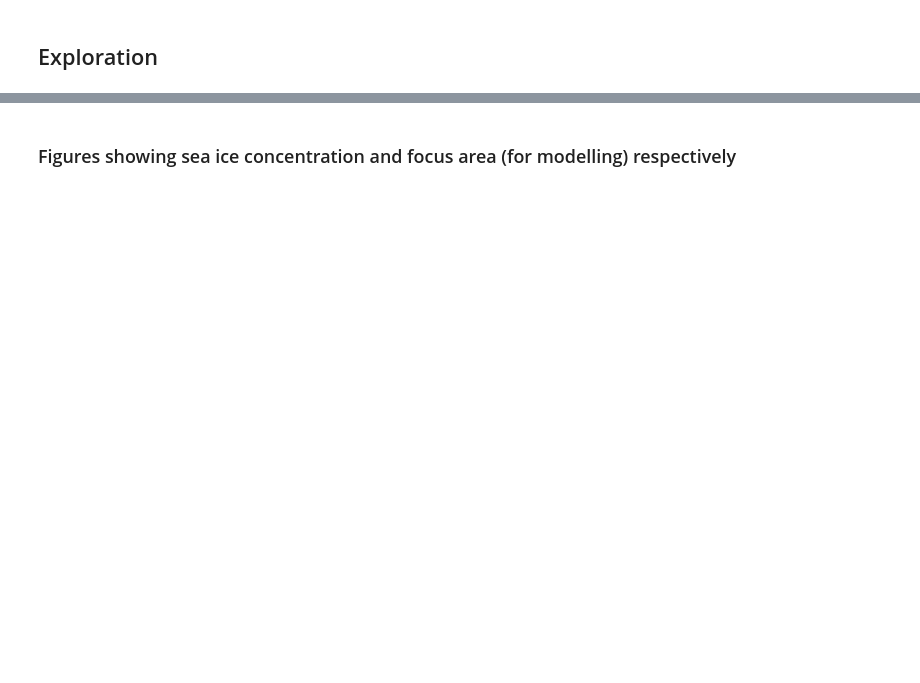
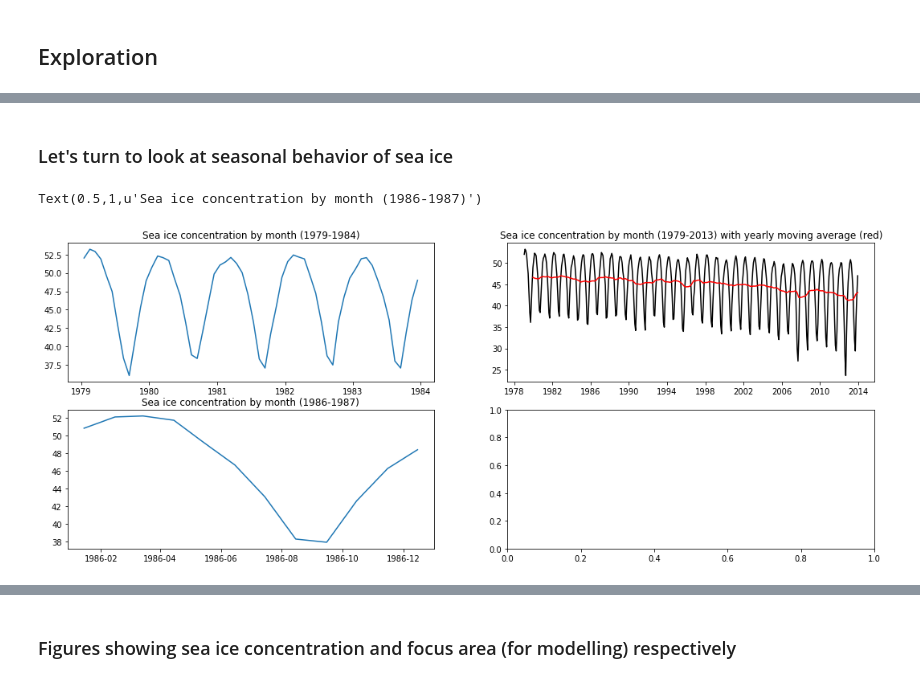
Before and after one commit to liqun1981/sea_ice_prediction, a Jupyter notebook: sea_ice_prediction.ipynb, the cells around one changed output, grey strips where cells are left out. Cells and saved outputs as stored; diff of their text form; code cells hidden in the pictures; blank space fills up the shorter version.

```diff
--- a/sea_ice_prediction.ipynb
+++ b/sea_ice_prediction.ipynb
@@ -259,0 +249,31 @@ ggplot(aes(x='(time)', y='seaice_conc'), data=dt2) + geom_line() + geom_line(aes
+# %% [markdown]
+### Let's turn to look at seasonal behavior of sea ice
+# %%
+fig, axes = plt.subplots(nrows=2, ncols=2 , figsize=(18, 7))
+plt.subplot(2, 2, 1)
+da9 = sea_ice.sel(time=slice('1979-01-01', '1984-01-01'))
+dd = da9.to_dataframe().reset_index()
+dt = dd[dd['seaice_conc'] != -1]
+dt1 = dt[['time', 'seaice_conc']].groupby('time').mean().reset_index()
+plt.plot(dt1['time'], dt1['seaice_conc'])
+plt.title('Sea ice concentration by month (1979-1984)')
+
+plt.subplot(2, 2, 2)
+dl = sea_ice.to_dataframe().reset_index()
+dl = dl[dl['seaice_conc'] != -1]
+dl = dl[['time', 'seaice_conc']].groupby('time').mean().reset_index()
+dl['MA'] = dl['seaice_conc'].rolling(window=12).mean()
+plt.plot(dl['time'], dl['seaice_conc'], color = 'black')
+plt.plot(dl['time'], dl['MA'], color = 'red')
+plt.title('Sea ice concentration by month (1979-2013) with yearly moving average (red)')
+
+plt.subplot(2, 2, 3)
+da9 = sea_ice.sel(time=slice('1986-01-01', '1987-01-01'))
+dd = da9.to_dataframe().reset_index()
+dt = dd[dd['seaice_conc'] != -1]
+dt1 = dt[['time', 'seaice_conc']].groupby('time').mean().reset_index()
+plt.plot(dt1['time'], dt1['seaice_conc'])
+plt.title('Sea ice concentration by month (1986-1987)')
+# %% [output]
+Text(0.5,1,u'Sea ice concentration by month (1986-1987)')
+[figure, added]
```
Also changed, not shown: parts of 34 cells of this notebook.
